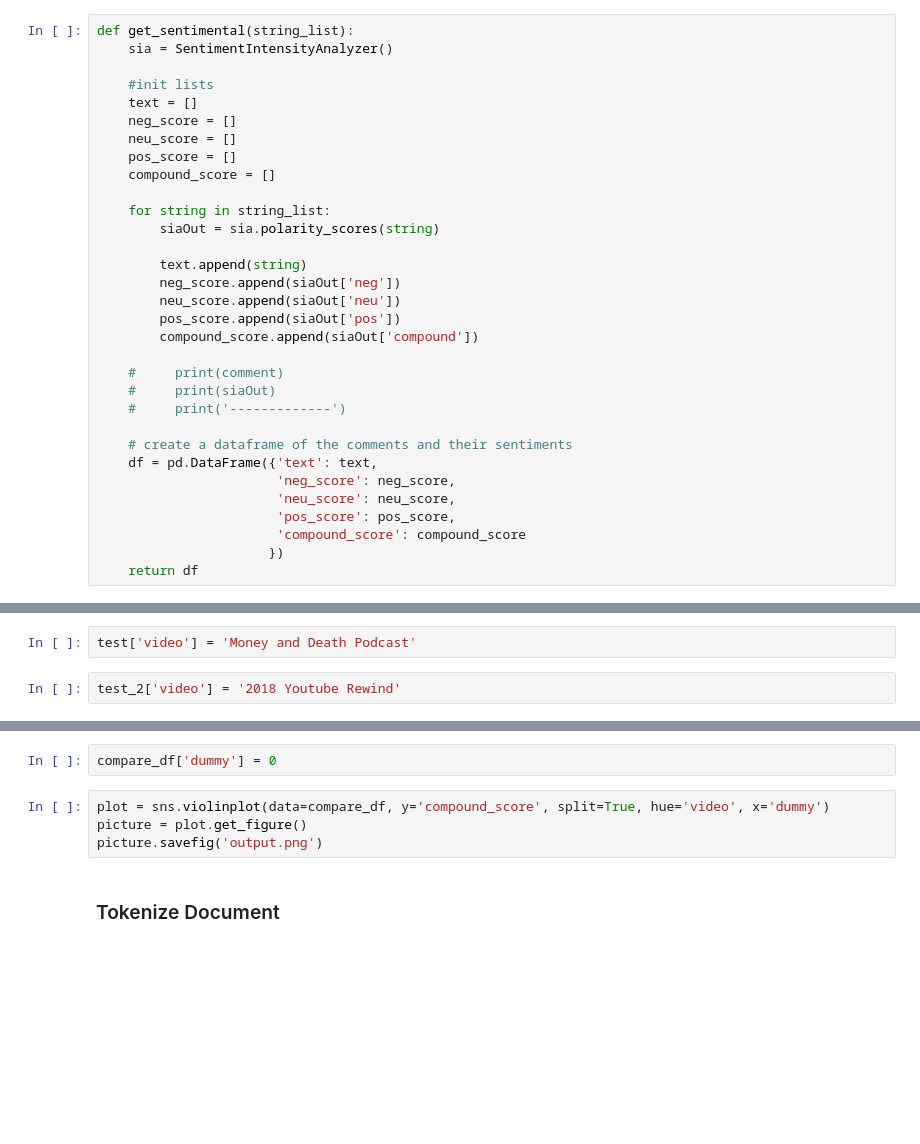
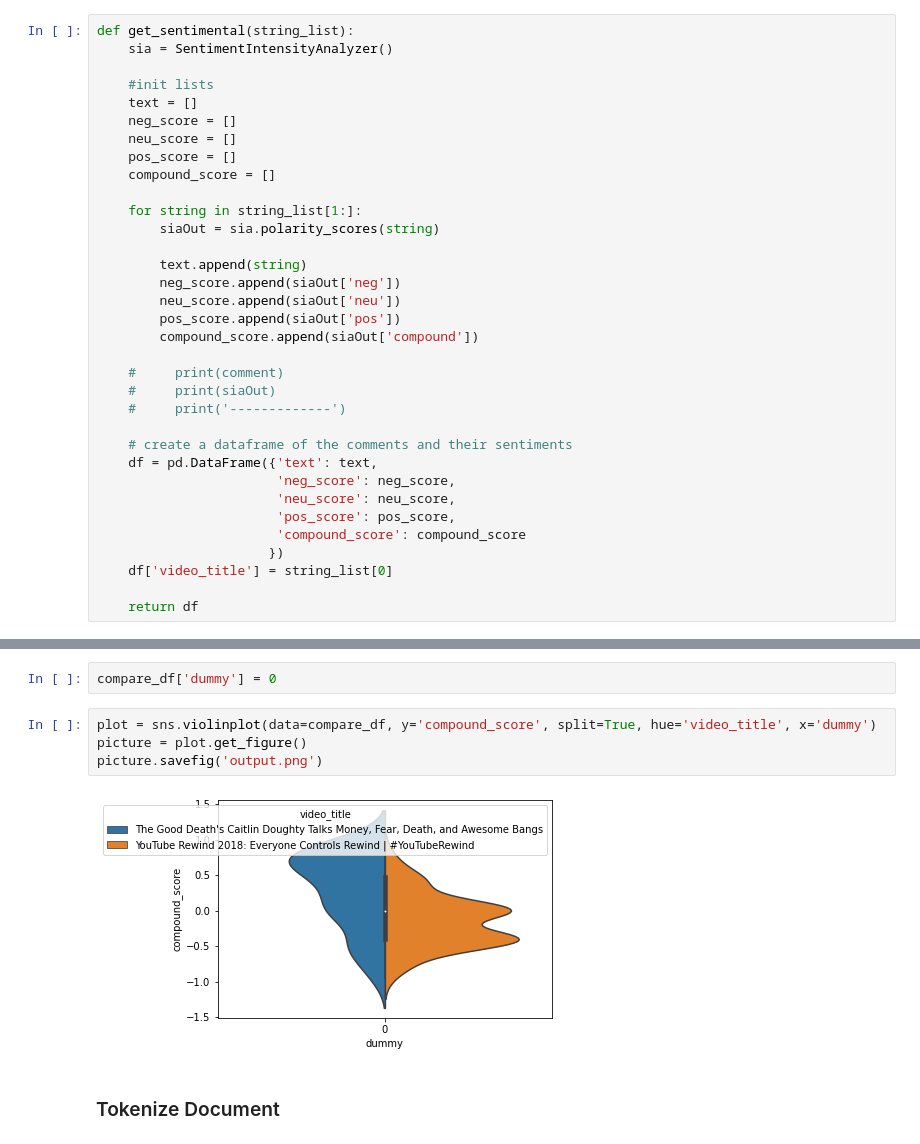
Before and after one commit to taylorsyde/The-Comment-Section, a Jupyter notebook: Youtube-Comment-Sentiment.ipynb, the cells around one changed output, grey strips where cells are left out. Cells and saved outputs as stored; diff of their text form; blank space fills up the shorter version.

```diff
--- a/Youtube-Comment-Sentiment.ipynb
+++ b/Youtube-Comment-Sentiment.ipynb
@@ -130,7 +111,7 @@ def get_sentimental(string_list):
     pos_score = []
     compound_score = []
 
-    for string in string_list:
+    for string in string_list[1:]:
         siaOut = sia.polarity_scores(string)
 
         text.append(string)
@@ -150,4 +131,6 @@ def get_sentimental(string_list):
                        'pos_score': pos_score,
                        'compound_score': compound_score
                       })
+    df['video_title'] = string_list[0]
+
     return df
@@ -210,17 +258,15 @@ plt.hist(test_2.compound_score, color='r')
 # %% [markdown]
 ## Comparing the Two Videos
-# %%
-test['video'] = 'Money and Death Podcast'
-# %%
-test_2['video'] = '2018 Youtube Rewind'
 # %%
 compare_df = pd.concat([test,test_2])
 # %%
 compare_df['dummy'] = 0
 # %%
-plot = sns.violinplot(data=compare_df, y='compound_score', split=True, hue='video', x='dummy')
+plot = sns.violinplot(data=compare_df, y='compound_score', split=True, hue='video_title', x='dummy')
 picture = plot.get_figure()
 picture.savefig('output.png')
+# %% [output]
+[figure, added]
 # %% [markdown]
 ### Tokenize Document
 # %%
```
Also changed, not shown: parts of 19 cells of this notebook, 1 other file.
